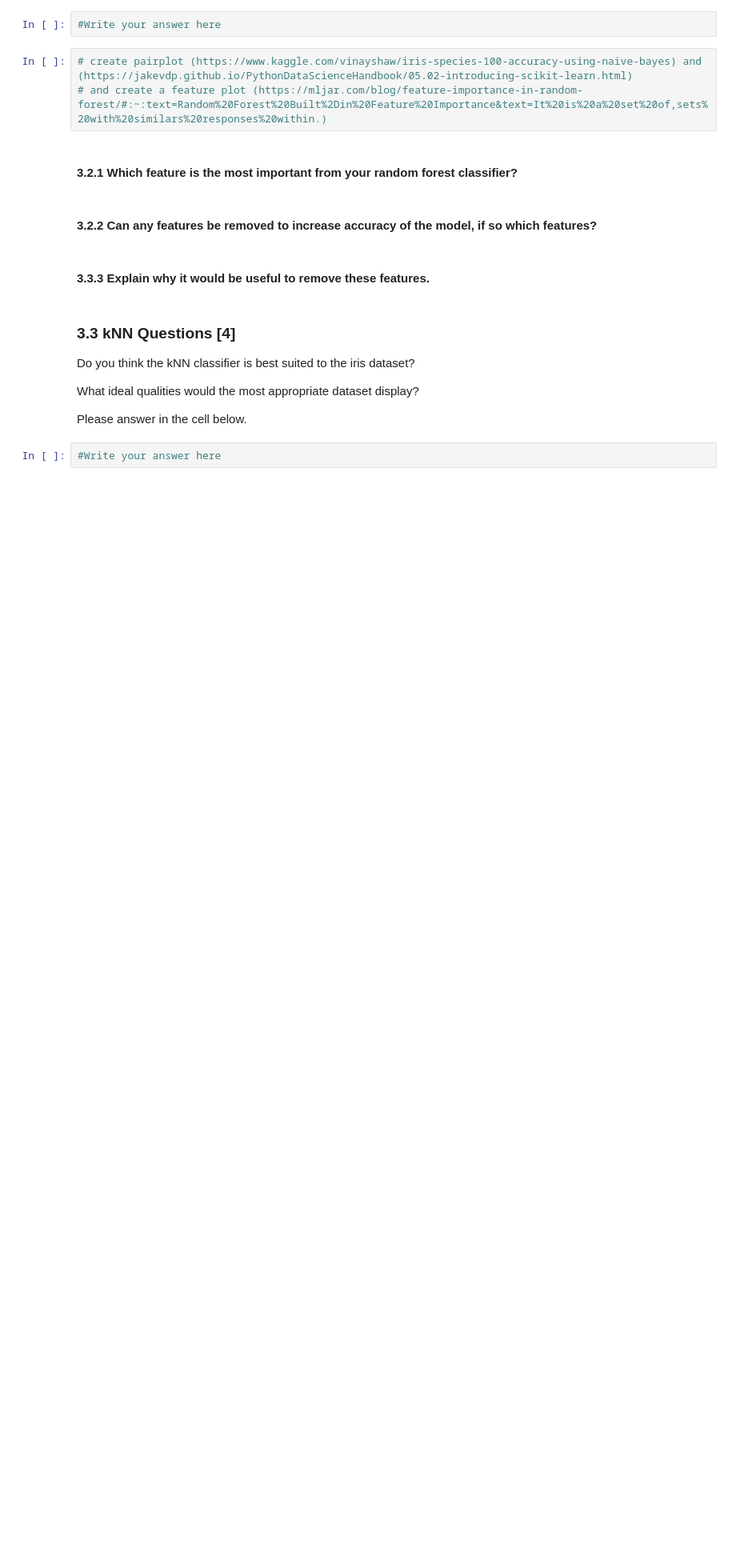
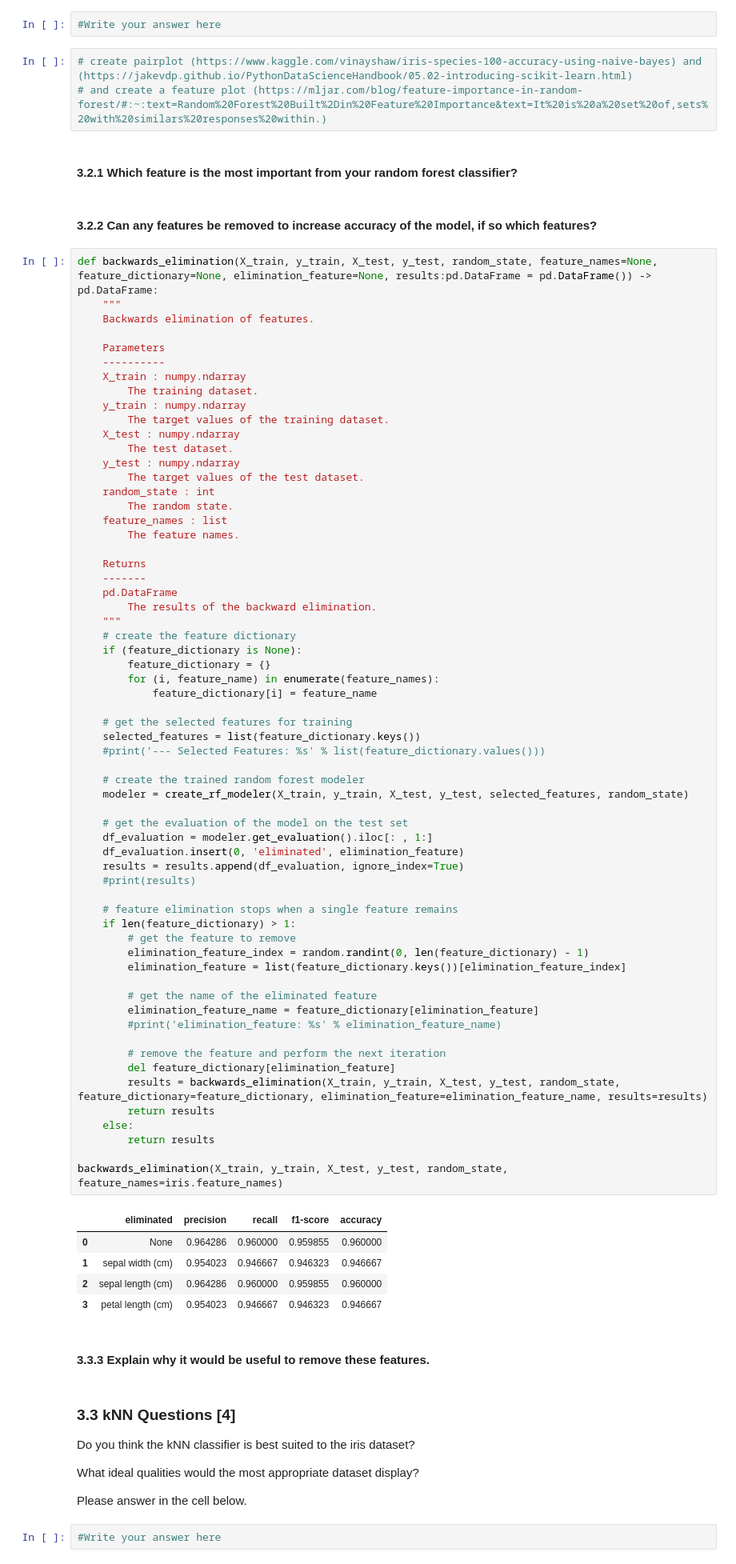
Before and after one commit to JohnnyFoulds/dsm040-2021-oct, a Jupyter notebook: coursework_02/CW2.ipynb, the cells around one changed output. Shown at 80% size. Cells and saved outputs as stored; diff of their text form; blank space fills up the shorter version.

Commit message:
Partially completed backwards elimination

```diff
--- a/coursework_02/CW2.ipynb
+++ b/coursework_02/CW2.ipynb
@@ -478,6 +505,74 @@ Please answer in the cell below.
 #### 3.2.1 Which feature is the most important from your random forest classifier?
 # %% [markdown]
 #### 3.2.2 Can any features be removed to increase accuracy of the model, if so which features?
+# %%
+def backwards_elimination(X_train, y_train, X_test, y_test, random_state, feature_names=None, feature_dictionary=None, elimination_feature=None, results:pd.DataFrame = pd.DataFrame()) -> pd.DataFrame:
+    """
+    Backwards elimination of features.
+
+    Parameters
+    ----------
+    X_train : numpy.ndarray
+        The training dataset.
+    y_train : numpy.ndarray
+        The target values of the training dataset.
+    X_test : numpy.ndarray
+        The test dataset.
+    y_test : numpy.ndarray
+        The target values of the test dataset.
+    random_state : int
+        The random state.
+    feature_names : list
+        The feature names.
+
+    Returns
+    -------
+    pd.DataFrame
+        The results of the backward elimination.
+    """
+    # create the feature dictionary
+    if (feature_dictionary is None):
+        feature_dictionary = {}
+        for (i, feature_name) in enumerate(feature_names):
+            feature_dictionary[i] = feature_name
+
+    # get the selected features for training
+    selected_features = list(feature_dictionary.keys())
+    #print('--- Selected Features: %s' % list(feature_dictionary.values()))
+
+    # create the trained random forest modeler
+    modeler = create_rf_modeler(X_train, y_train, X_test, y_test, selected_features, random_state)
+
+    # get the evaluation of the model on the test set
+    df_evaluation = modeler.get_evaluation().iloc[: , 1:]
+    df_evaluation.insert(0, 'eliminated', elimination_feature)
+    results = results.append(df_evaluation, ignore_index=True)
+    #print(results)
+
+    # feature elimination stops when a single feature remains
+    if len(feature_dictionary) > 1:
+        # get the feature to remove
+        elimination_feature_index = random.randint(0, len(feature_dictionary) - 1)
+        elimination_feature = list(feature_dictionary.keys())[elimination_feature_index]
+
+        # get the name of the eliminated feature
+        elimination_feature_name = feature_dictionary[elimination_feature]
+        #print('elimination_feature: %s' % elimination_feature_name)
+
+        # remove the feature and perform the next iteration
+        del feature_dictionary[elimination_feature]
+        results = backwards_elimination(X_train, y_train, X_test, y_test, random_state, feature_dictionary=feature_dictionary, elimination_feature=elimination_feature_name, results=results)
+        return results
+    else:
+        return results
+
+backwards_elimination(X_train, y_train, X_test, y_test, random_state, feature_names=iris.feature_names)
+# %% [output]
+|  | eliminated | precision | recall | f1-score | accuracy |
+| 0 | None | 0.964286 | 0.960000 | 0.959855 | 0.960000 |
+| 1 | sepal width (cm) | 0.954023 | 0.946667 | 0.946323 | 0.946667 |
+| 2 | sepal length (cm) | 0.964286 | 0.960000 | 0.959855 | 0.960000 |
+| 3 | petal length (cm) | 0.954023 | 0.946667 | 0.946323 | 0.946667 |
 # %% [markdown]
 #### 3.3.3 Explain why it would be useful to remove these features.
 # %% [markdown]
```
Also changed, not shown: parts of 2 cells of this notebook.
